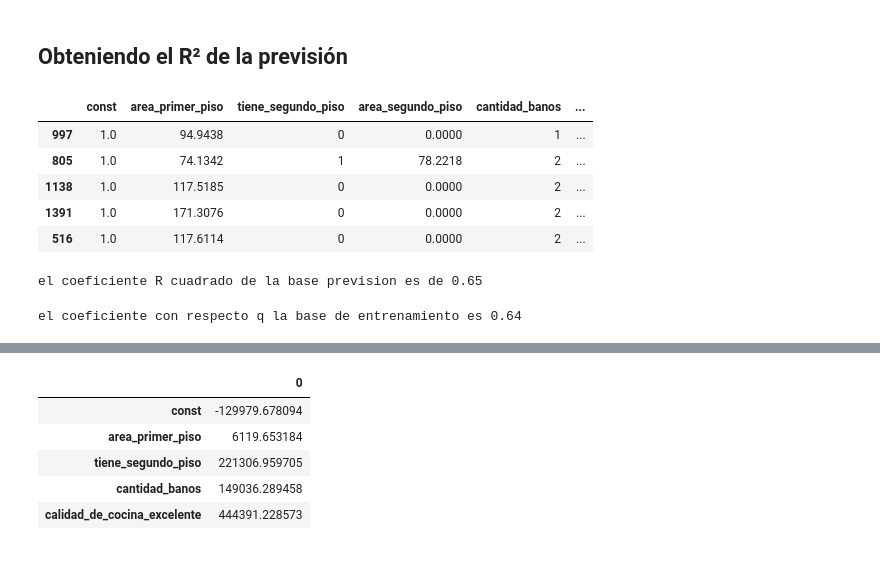
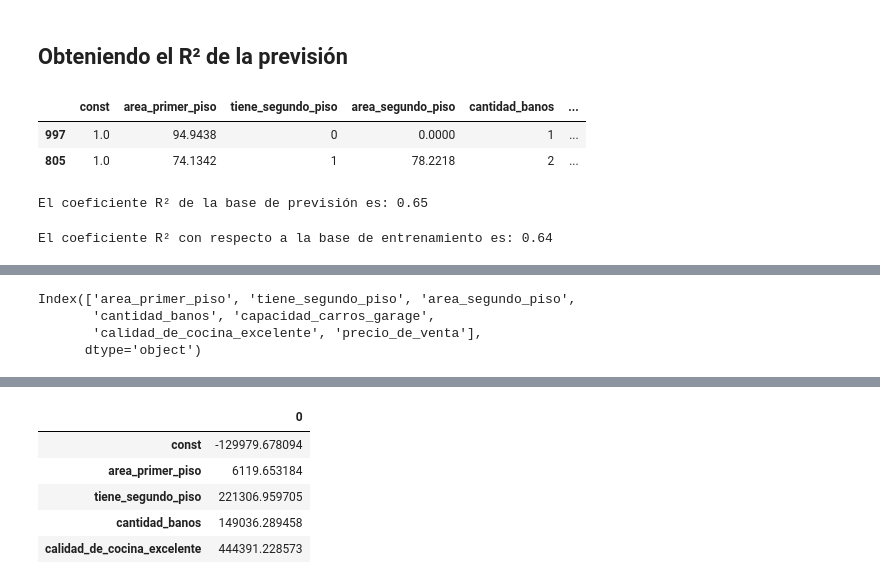
Before and after one commit to mespealva/numpy, a Jupyter notebook: precios_de_inmuebles_regresion_lineal.ipynb, the cells around one changed output, grey strips where cells are left out. Cells and saved outputs as stored; diff of their text form; code cells hidden in the pictures.

```diff
--- a/precios_de_inmuebles_regresion_lineal.ipynb
+++ b/precios_de_inmuebles_regresion_lineal.ipynb
@@ -370,15 +353,12 @@ dtype: float64
 ## Obteniendo el R² de la previsión
 # %%
 # Añadiendo una constante en X_test
-X_test =sm.add_constant(X_test)
-X_test.head()
+X_test = sm.add_constant(X_test)
+X_test.head(2)
 # %% [output]
 |  | const | area_primer_piso | tiene_segundo_piso | area_segundo_piso | cantidad_banos | ... |
 | 997 | 1.0 | 94.9438 | 0 | 0.0000 | 1 | ... |
 | 805 | 1.0 | 74.1342 | 1 | 78.2218 | 2 | ... |
-| 1138 | 1.0 | 117.5185 | 0 | 0.0000 | 2 | ... |
-| 1391 | 1.0 | 171.3076 | 0 | 0.0000 | 2 | ... |
-| 516 | 1.0 | 117.6114 | 0 | 0.0000 | 2 | ... |
 # %%
 # Previsión con el modelo 3
 prevision_3 = modelo_3.predict(X_test[['const', 'area_primer_piso', 'tiene_segundo_piso',
@@ -386,14 +366,21 @@ prevision_3 = modelo_3.predict(X_test[['const', 'area_primer_piso', 'tiene_segun
 # %%
 # Cuál es el r² de la previsión?
-print(f'el coeficiente R cuadrado de la base prevision es de {modelo_3.rsquared.round(2)}')
+print(f'El coeficiente R² de la base de previsión es: {modelo_3.rsquared.round(2)}')
 # %% [output]
-el coeficiente R cuadrado de la base prevision es de 0.65
+El coeficiente R² de la base de previsión es: 0.65
 # %%
 # Cuál es el R² del entrenamiento?
-print(f'el coeficiente con respecto q la base de entrenamiento es {round(r2_score(y_test, prevision_3),2)}')
+print(f'El coeficiente R² con respecto a la base de entrenamiento es: {round(r2_score(y_test,prevision_3),2)}')
 # %% [output]
-el coeficiente con respecto q la base de entrenamiento es 0.64
+El coeficiente R² con respecto a la base de entrenamiento es: 0.64
 # %% [markdown]
 ## Precificando una casa
 
 <img src="https://i.ibb.co/SvG4V4j/costo.png" alt="costo" border="0">
+# %%
+datos.columns
+# %% [output]
+Index(['area_primer_piso', 'tiene_segundo_piso', 'area_segundo_piso',
+       'cantidad_banos', 'capacidad_carros_garage',
+       'calidad_de_cocina_excelente', 'precio_de_venta'],
+      dtype='object')
```
Also changed, not shown: parts of 45 cells of this notebook.
